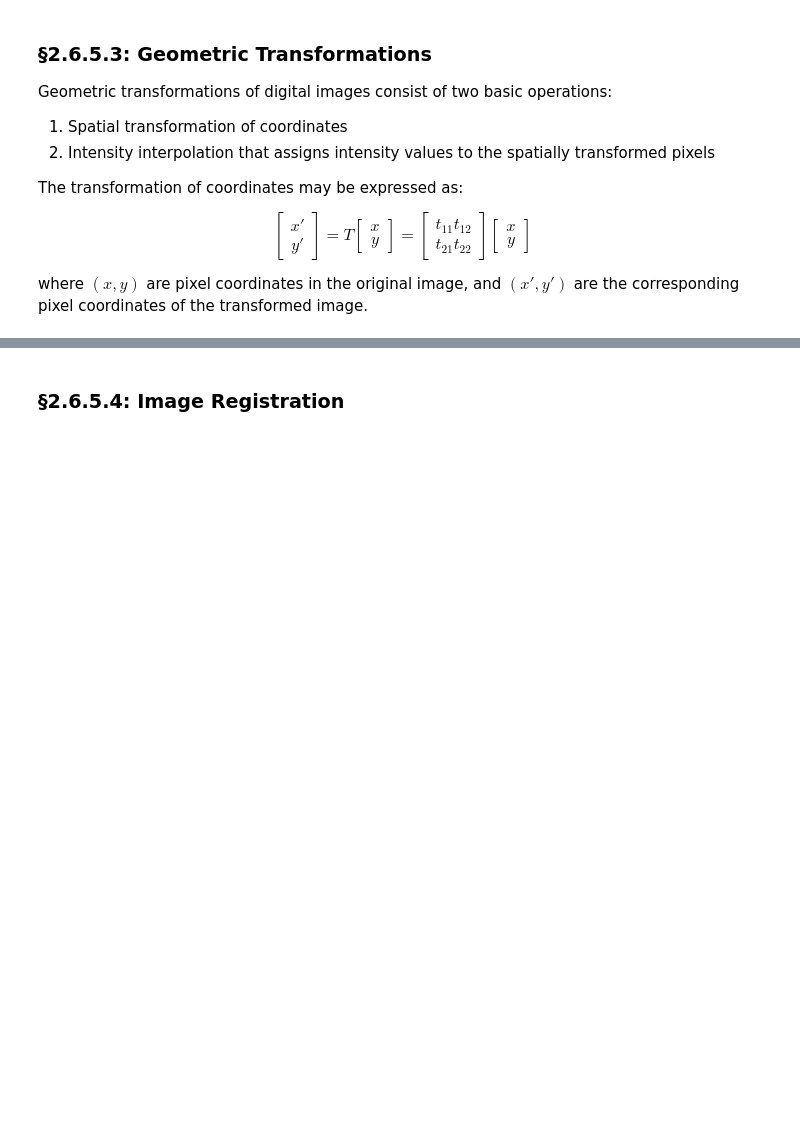
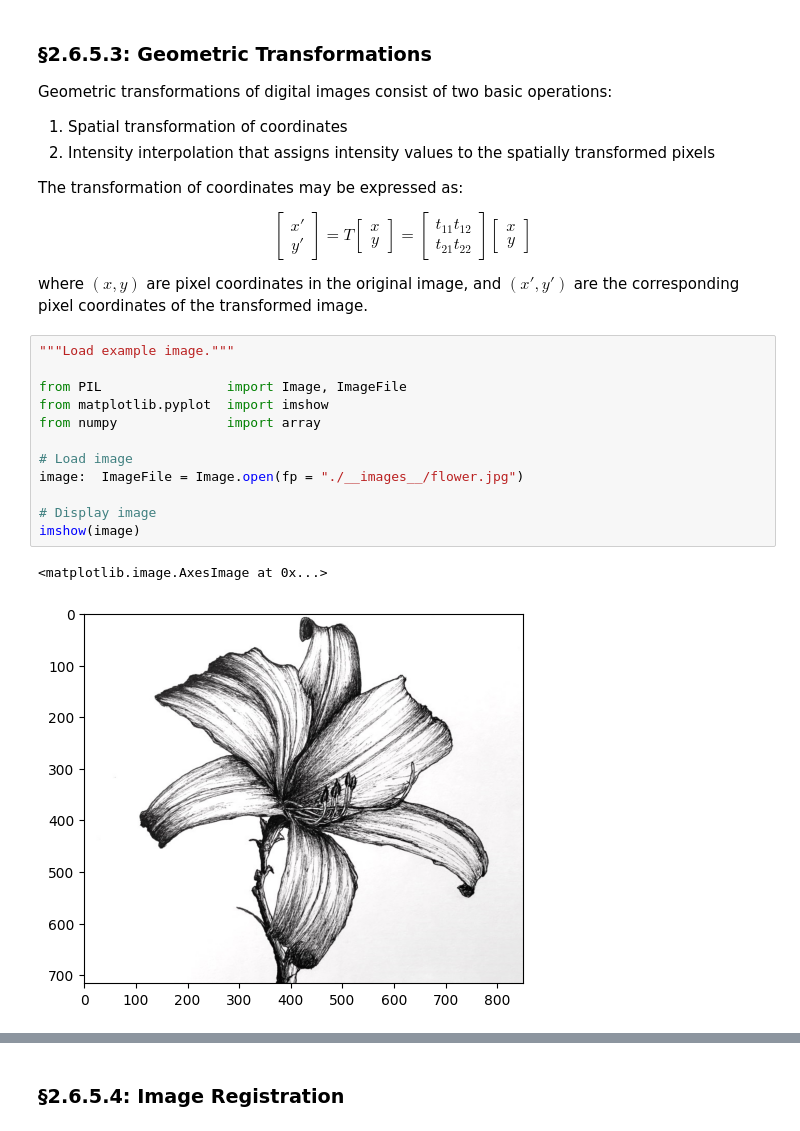
Before and after one commit to theokoles7/notebooks, a Jupyter notebook: books/Digital-Image-Processing/02_Digital-Image-Fundamentals/2.6_Introduction-to-the-Basic-Mathematical-Tools-Used-in-Digital-Processing.ipynb, the cells around one changed output, grey strips where cells are left out. Saved outputs shown, nothing was run; the diff lists cells and outputs as text; blank space fills up the shorter version.

```diff
--- a/books/Digital-Image-Processing/02_Digital-Image-Fundamentals/2.6_Introduction-to-the-Basic-Mathematical-Tools-Used-in-Digital-Processing.ipynb
+++ b/books/Digital-Image-Processing/02_Digital-Image-Fundamentals/2.6_Introduction-to-the-Basic-Mathematical-Tools-Used-in-Digital-Processing.ipynb
@@ -65,3 +65,18 @@ y
 $$
 
 where $(x, y)$ are pixel coordinates in the original image, and $(x', y')$ are the corresponding pixel coordinates of the transformed image.
+# %%
+"""Load example image."""
+
+from PIL                import Image, ImageFile
+from matplotlib.pyplot  import imshow
+from numpy              import array
+
+# Load image
+image:  ImageFile = Image.open(fp = "./__images__/flower.jpg")
+
+# Display image
+imshow(image)
+# %% [output]
+<matplotlib.image.AxesImage at 0x...>
+[figure, added]
```
Also changed, not shown: parts of 1 cell of this notebook.
